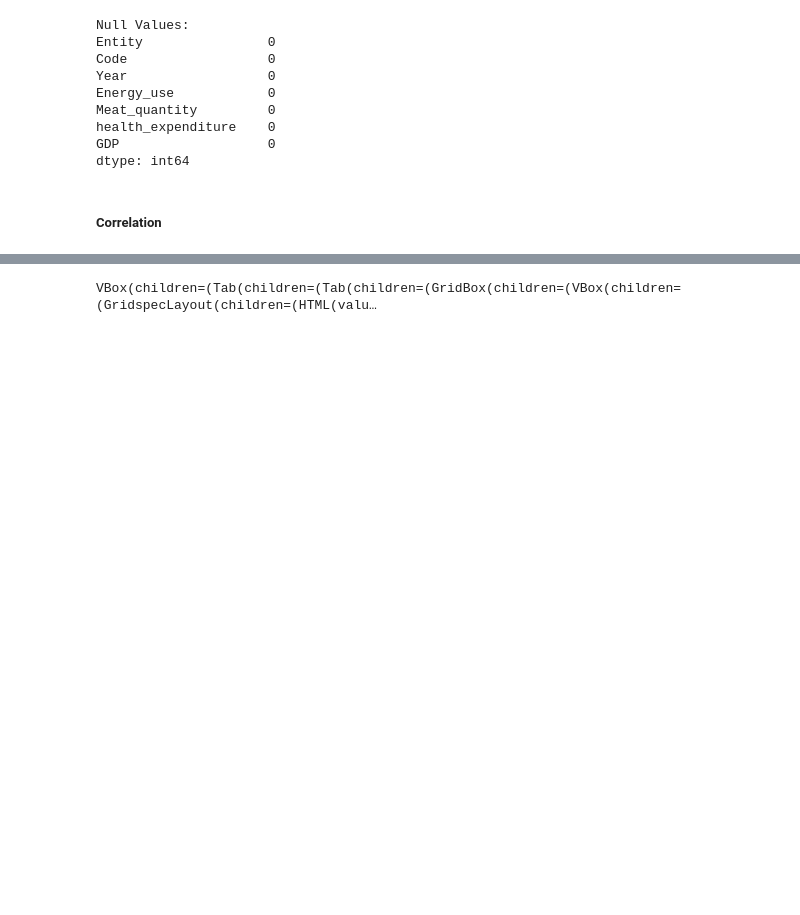
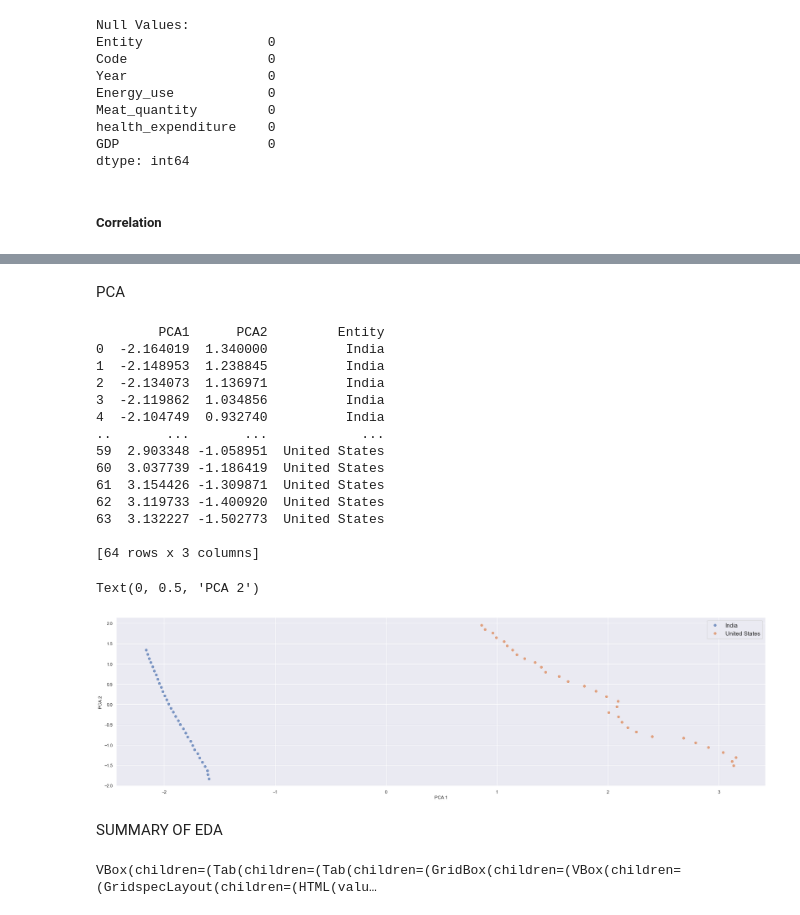
Before and after one commit to NeerajG03/Economic-Growth-Versus-Factors-expenditure-consumption-and-production, a Jupyter notebook: Set1.ipynb, the cells around one changed output, grey strips where cells are left out. Cells and saved outputs as stored; diff of their text form; code cells hidden in the pictures; blank space fills up the shorter version.

```diff
--- a/Set1.ipynb
+++ b/Set1.ipynb
@@ -121,3 +161,44 @@ sns.lmplot(x='health_expenditure',y='GDP ',data=data,fit_reg=True,line_kws={"col
+# %% [markdown]
+PCA
+# %%
+
+#normalizing the data
+country = data.loc[:,'Entity']
+data1 = data.drop(['Entity','Code'],axis =1)
+standard_data = StandardScaler().fit_transform(data1)
+pca = PCA(n_components=2)
+
+
+principalComponents = pca.fit_transform(standard_data)
+principalDf = pd.DataFrame(data = principalComponents
+             , columns = ['PCA1', 'PCA2'])
+finalDf = pd.concat([principalDf, country], axis = 1)
+print(finalDf)
+for key, group in finalDf.groupby(['Entity']):
+    plt.plot(group.PCA1, group.PCA2, 'o', alpha=0.7, label=key)
+    plt.legend(loc=0, fontsize=15)
+plt.margins(0.05)
+plt.xlabel('PCA 1')
+plt.ylabel('PCA 2')
+# %% [output]
+        PCA1      PCA2         Entity
+0  -2.164019  1.340000          India
+1  -2.148953  1.238845          India
+2  -2.134073  1.136971          India
+3  -2.119862  1.034856          India
+4  -2.104749  0.932740          India
+..       ...       ...            ...
+59  2.903348 -1.058951  United States
+60  3.037739 -1.186419  United States
+61  3.154426 -1.309871  United States
+62  3.119733 -1.400920  United States
+63  3.132227 -1.502773  United States
+
+[64 rows x 3 columns]
+Text(0, 0.5, 'PCA 2')
+[figure, added]
+# %% [markdown]
+SUMMARY OF EDA
 # %%
 profile = ProfileReport(data, title ="Summary of Dataset", explorative =True)
 profile.to_widgets()
```
Also changed, not shown: parts of 19 cells of this notebook.
